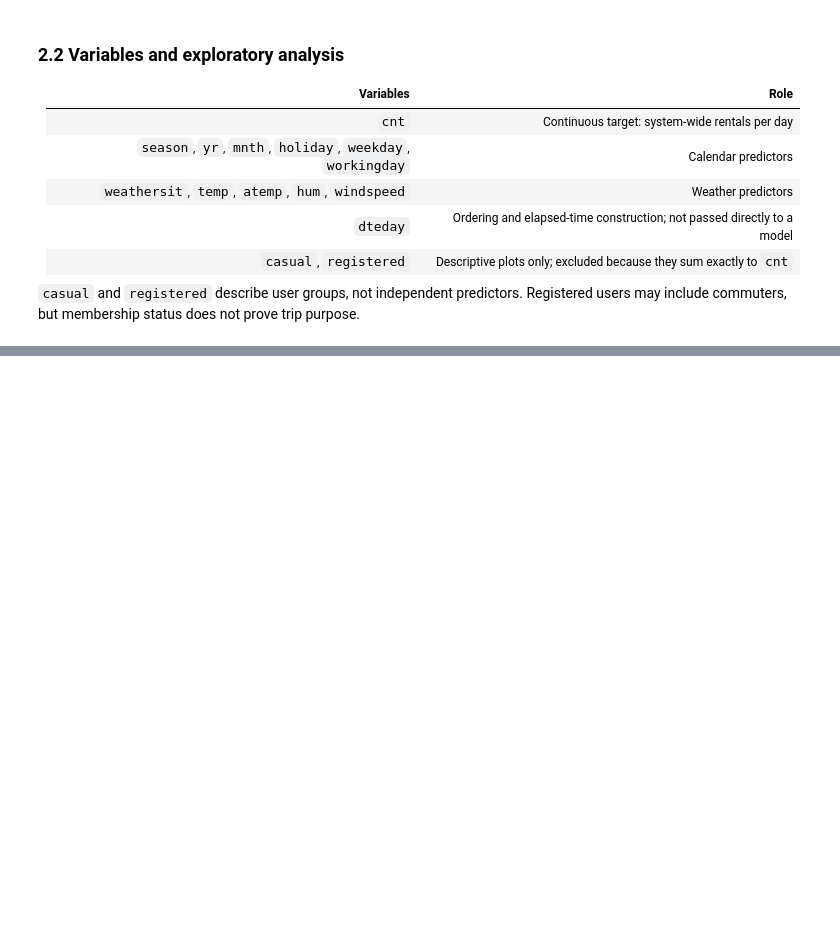
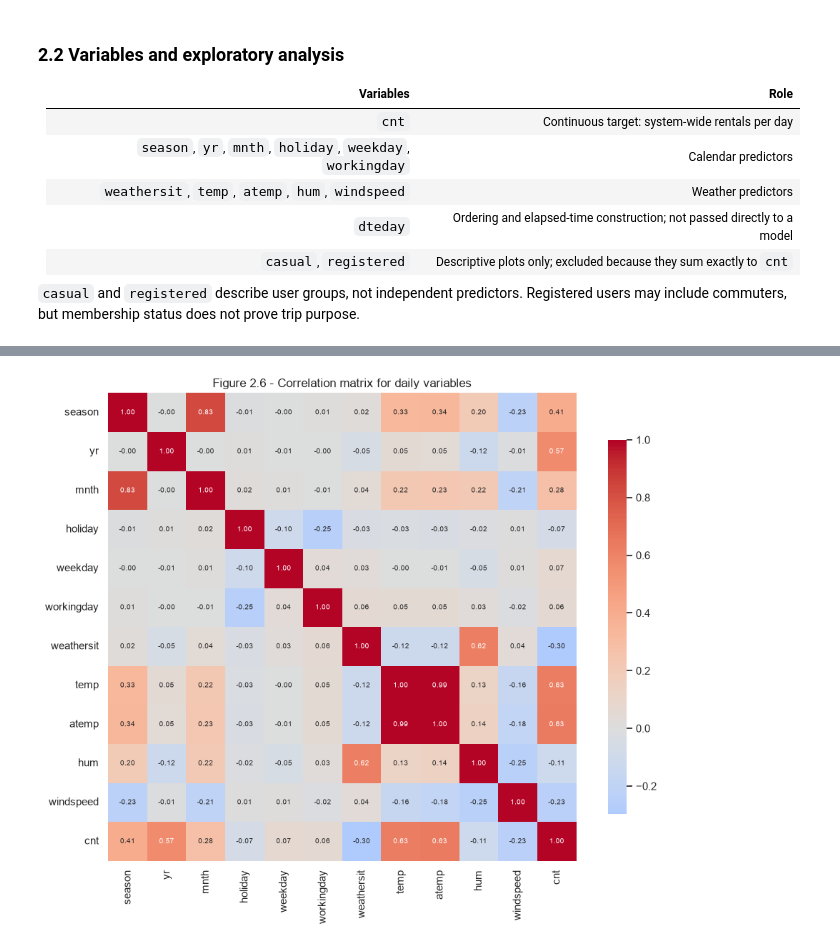
Before and after one commit to lfariabr/masters-swe-ai, a Jupyter notebook: 2026-T2/MLN/assignments/Assessment3/notebook/MLN601FariaLuisBrief3v4.ipynb, the cells around one changed output, grey strips where cells are left out. Saved outputs shown, nothing was run; the diff lists cells and outputs as text; code cells hidden in the pictures; blank space fills up the shorter version.

```diff
--- a/2026-T2/MLN/assignments/Assessment3/notebook/MLN601FariaLuisBrief3v4.ipynb
+++ b/2026-T2/MLN/assignments/Assessment3/notebook/MLN601FariaLuisBrief3v4.ipynb
@@ -282,78 +270,17 @@ primary_df rows: 731 | temporal_df rows: 724
 # %%
-PRIMARY_NOMINAL = ["season", "mnth", "weekday", "weathersit"]
-PRIMARY_BINARY = ["yr", "holiday", "workingday"]
-WEATHER = ["temp", "atemp", "hum", "windspeed"]
-CYCLICAL = ["mnth_sin", "mnth_cos", "weekday_sin", "weekday_cos", "season_sin", "season_cos"]
-INTERACTIONS = ["atemp_hum", "temp_sq"]
-TREND = ["days_since_start"]
-AUTOREGRESSIVE = ["lag_1_cnt", "lag_7_cnt", "roll_7_cnt"]
+corr_cols = ["season", "yr", "mnth", "holiday", "weekday", "workingday",
+             "weathersit", "temp", "atemp", "hum", "windspeed", "cnt"]
+corr_matrix = day_df[corr_cols].corr()
+cnt_correlations = corr_matrix["cnt"].drop("cnt").sort_values(ascending=False)
+assert cnt_correlations.index[0] == "atemp"
+assert cnt_correlations.loc["weathersit"] < 0 and cnt_correlations.loc["windspeed"] < 0
 
-PRIMARY_FEATURE_SETS = {
-    "core": PRIMARY_NOMINAL + PRIMARY_BINARY + WEATHER,
-    "core + interactions": PRIMARY_NOMINAL + PRIMARY_BINARY + WEATHER + INTERACTIONS,
-    "core + interactions + trend": PRIMARY_NOMINAL + PRIMARY_BINARY + WEATHER + INTERACTIONS + TREND,
-}
-TEMPORAL_FEATURE_SETS = {
-    "core": ["weathersit", "holiday", "workingday"] + WEATHER + CYCLICAL,
-    "core + interactions": ["weathersit", "holiday", "workingday"] + WEATHER + CYCLICAL + INTERACTIONS,
-    "core + interactions + autoregressive": ["weathersit", "holiday", "workingday"] + WEATHER + CYCLICAL + INTERACTIONS + AUTOREGRESSIVE,
-    "core + interactions + autoregressive + trend": ["weathersit", "holiday", "workingday"] + WEATHER + CYCLICAL + INTERACTIONS + AUTOREGRESSIVE + TREND,
-}
-
-for feature_list in list(PRIMARY_FEATURE_SETS.values()) + list(TEMPORAL_FEATURE_SETS.values()):
-    assert "casual" not in feature_list and "registered" not in feature_list
-assert all(c not in cols for cols in PRIMARY_FEATURE_SETS.values() for c in AUTOREGRESSIVE)
-assert all("yr" not in cols for cols in TEMPORAL_FEATURE_SETS.values())
-
-def make_preprocessor(columns, temporal=False):
-    nominal = ["weathersit"] if temporal else [c for c in PRIMARY_NOMINAL if c in columns]
-    binary_pool = ["holiday", "workingday"] + ([] if temporal else ["yr"])
-    binary = [c for c in binary_pool if c in columns]
-    continuous = [c for c in columns if c not in nominal + binary]
-    return ColumnTransformer([
-        ("nominal", OneHotEncoder(drop="first", handle_unknown="ignore"), nominal),
-        ("continuous", Pipeline([("impute", SimpleImputer(strategy="median")),
-                                  ("scale", StandardScaler())]), continuous),
-        ("binary", "passthrough", binary),
-    ])
-
-def pipeline_for(model, columns, temporal=False):
-    return Pipeline([("prep", make_preprocessor(columns, temporal=temporal)), ("model", model)])
-
-def metrics(y_true, predictions):
-    mse = mean_squared_error(y_true, predictions)
-    return {"MAE": mean_absolute_error(y_true, predictions), "MSE": mse,
-            "RMSE": float(np.sqrt(mse)), "R2": r2_score(y_true, predictions)}
-
-GRIDS = {
-    "Linear Regression": (LinearRegression(), {}),
-    "K-Nearest Neighbors": (KNeighborsRegressor(), {
-        "model__n_neighbors": [3, 5, 7, 9, 11, 15], "model__weights": ["uniform", "distance"]}),
-    "Random Forest": (RandomForestRegressor(random_state=RANDOM_STATE, n_jobs=1), {
-        "model__n_estimators": [200, 400], "model__max_depth": [None, 8, 16],
-        "model__min_samples_leaf": [1, 2, 4]}),
-    "Gradient Boosting": (GradientBoostingRegressor(random_state=RANDOM_STATE), {
-        "model__n_estimators": [200, 400], "model__max_depth": [2, 3],
-        "model__learning_rate": [0.05, 0.1]}),
-}
-
-MODEL_SIMPLICITY = {"Linear Regression": 1, "K-Nearest Neighbors": 2,
-                    "Random Forest": 3, "Gradient Boosting": 4}
-FEATURE_SIMPLICITY = {name: i for i, name in enumerate(
-    ["core", "core + interactions", "core + interactions + trend",
-     "core + interactions + autoregressive", "core + interactions + autoregressive + trend"], 1)}
-
-def compact_params(params):
-    if not params:
-        return "default"
-    labels = {"model__learning_rate": "lr", "model__max_depth": "depth",
-              "model__n_estimators": "estimators", "model__min_samples_leaf": "leaf",
-              "model__n_neighbors": "neighbors", "model__weights": "weights"}
-    return "; ".join(f"{labels.get(key, key)}={value}" for key, value in params.items())
-
-def choose_configuration(rows):
-    frame = pd.DataFrame(rows).copy()
-    best_mae = frame["cv_mean_MAE"].min()
-    shortlist = frame[frame["cv_mean_MAE"] <= 1.05 * best_mae].copy()
-    shortlist["simplicity"] = shortlist["model"].map(MODEL_SIMPLICITY) + shortlist["feature_set"].map(FEATURE_SIMPLICITY) / 10
-    return shortlist.sort_values(["cv_mean_RMSE", "simplicity", "cv_mean_MAE"]).iloc[0]
+plt.figure(figsize=(10, 8))
+sns.heatmap(corr_matrix, annot=True, fmt=".2f", cmap="coolwarm", center=0,
+            square=True, cbar_kws={"shrink": .8}, annot_kws={"size": 7})
+plt.title("Figure 2.6 - Correlation matrix for daily variables")
+plt.tight_layout(); plt.savefig(FIG_DIR / "v4_correlation_heatmap.png", dpi=160); plt.show()
+print("Table 2.4 - Correlations with cnt")
+display(cnt_correlations.round(3).to_frame("correlation_with_cnt"))
+# %% [output]
+[figure, added]
```
Also changed, not shown: parts of 54 cells of this notebook, 15 other files.
